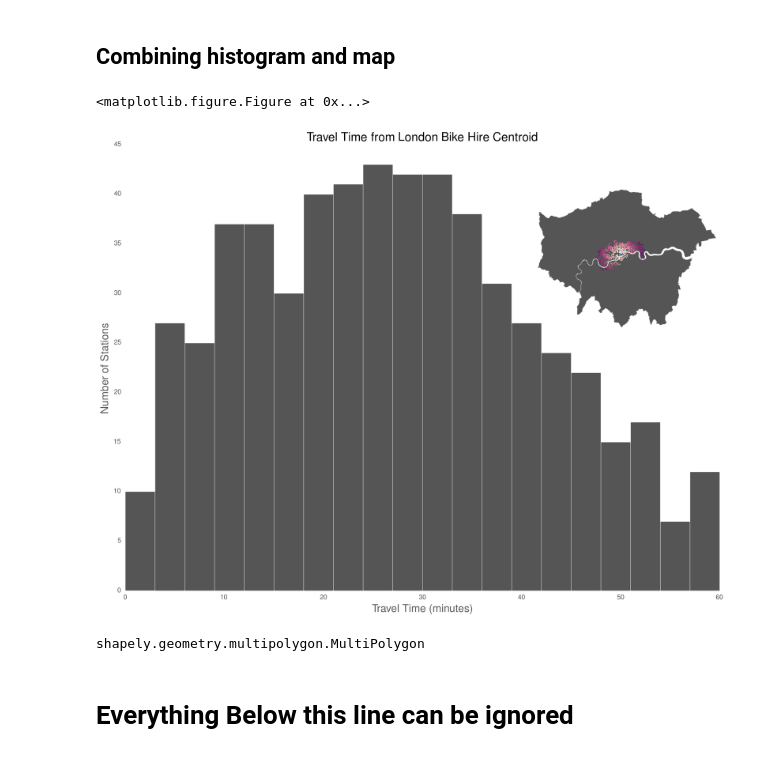
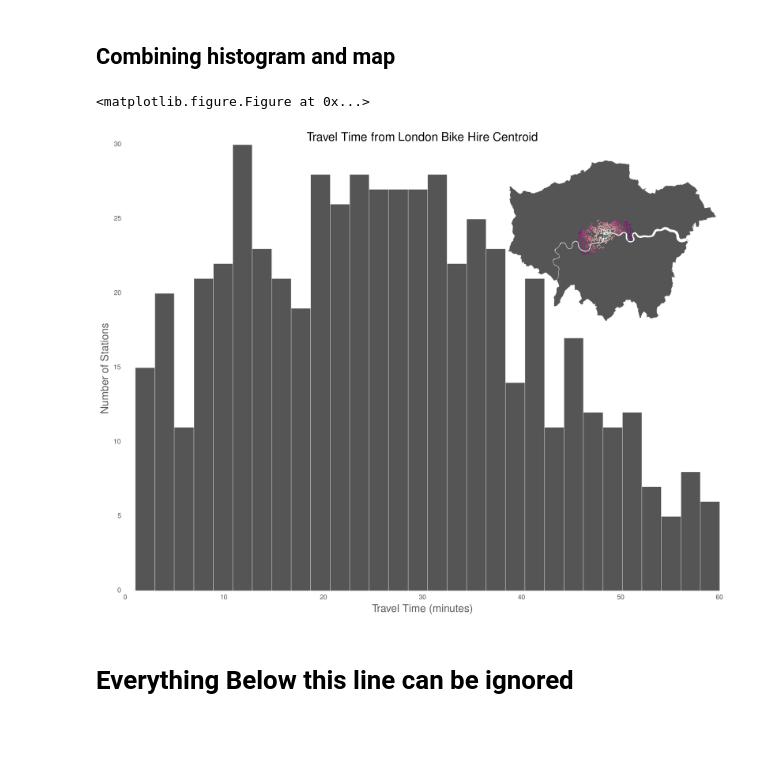
Before and after one commit to urschrei/Geopython, a Jupyter notebook: isochrone.ipynb, the cells around one changed output. Saved outputs shown, nothing was run; the diff lists cells and outputs as text; code cells hidden in the pictures.

Commit message:
Actually fix London outline position

```diff
--- a/isochrone.ipynb
+++ b/isochrone.ipynb
@@ -425,61 +425,45 @@ plt.clf()
 fig = plt.figure()
 ax = fig.add_subplot(111, axisbg='w', frame_on=False)
 
-stations['travel_time'].plot(kind='hist', bins=20, color='#555555', ax=ax)
+stations['travel_time'].plot(kind='hist', bins=30, color='#555555', ax=ax)
 
 ax.set_xlabel('Travel Time (minutes)', size=16)
 ax.set_ylabel('Number of Stations', size=16)
+ax.grid(b=None)
 plt.title("Travel Time from London Bike Hire Centroid", size=18)
 axins = inset_axes(
     ax,
-    width="30%", # width = 30% of parent_bbox
-    height=4.5, # height : 1 inch
+    width="35%", # width = 30% of parent_bbox
+    height=3.75, # height : 1 inch
     loc=1)
 axins.axis[:].toggle(ticklabels=False)
 axins.set_axis_off()
 m.scatter(
     stations['projected_lon'],
     stations['projected_lat'],
     c=stations['travel_time'],
     color='#FF0080',
     edgecolor='none',
     alpha=.8,
     s=2.5,
     cmap='RdPu',
     ax=axins,
-    vmin=z.min(), vmax=z.max(), zorder=5)
+    vmin=stations['travel_time'].min(), vmax=stations['travel_time'].max(), zorder=5)
 
 m.scatter(*centroid,
     s=10., edgecolor='#000000', alpha=1.,
     color='#63B8FF', zorder=5, ax=axins)
 
-# lp = PolygonPatch(
-#     london_poly,
-#     fc='#555555', ec='#787878', lw=.25, alpha=1., zorder=3)
-
-# tp = PatchCollection(
-#     [PolygonPatch(poly) for poly in thames_poly],
-#     match_original=False,
-#     color='#ffffff', lw=.25, zorder=4)
-
 lp = PatchCollection(
     [PolygonPatch(poly) for poly in london_poly.difference(Polygon(m.thames[0]).buffer(.00001))],
     color='#555555', lw=.0001, alpha=1., zorder=3, match_original=False)
 
-# axins.add_patch(lp)
-# axins.add_collection(tp)
 axins.add_collection(lp)
-ax.grid(b=None)
 plt.savefig("data/inset.png", format="png", bbox_inches='tight', transparent=True, alpha=True, dpi=300)
 plt.show()
 # %% [output]
 <matplotlib.figure.Figure at 0x...>
-[figure, old version]
+[figure, new version]
-# %%
-foo = london_poly.difference(Polygon(m.thames[0]).buffer(.1))
-type(foo)
-# %% [output]
-shapely.geometry.multipolygon.MultiPolygon
 # %% [markdown]
 # Everything Below this line can be ignored
 # %%
```
